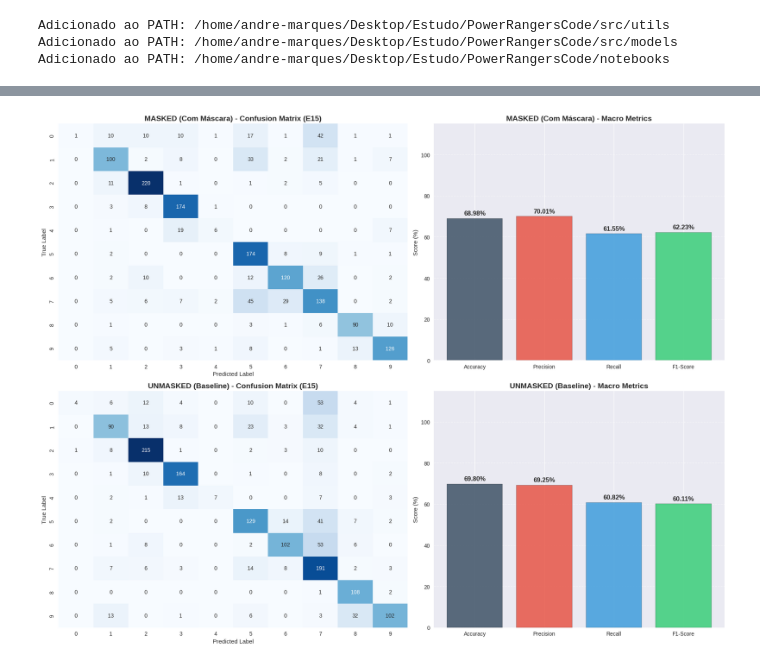
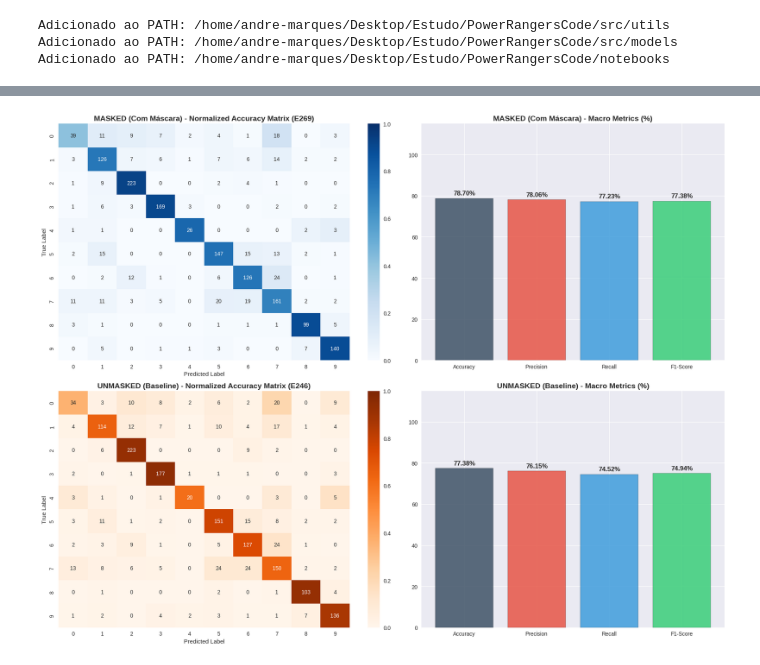
Before and after one commit to andrecostamarques/PowerRangersCode, a Jupyter notebook: notebooks/results/ValidationNotebookAnalysis - Reduction.ipynb, the cells around one changed output, grey strips where cells are left out. Saved outputs shown, nothing was run; the diff lists cells and outputs as text; code cells hidden in the pictures.

Commit message:
refactor of training_loop for reduction models, correction and some fixes for all the notebook analysis

```diff
--- a/notebooks/results/ValidationNotebookAnalysis - Reduction.ipynb
+++ b/notebooks/results/ValidationNotebookAnalysis - Reduction.ipynb
@@ -63,9 +63,8 @@ Adicionado ao PATH: /home/andre-marques/Desktop/Estudo/PowerRangersCode/notebook
 # %%
 # SETTING GLOBAL VARIABLES
 var_root_dir = "../../checkpoints/"
-var_global_checkpoint_masked = "galaxy10_resnet20_masked"
-var_global_checkpoint_unmasked = "galaxy10_resnet20_unmasked"
-var_global_epoch = 15
+var_global_checkpoint_masked = "galaxy10_lenet_masked"
+var_global_checkpoint_unmasked = "galaxy10_lenet_unmasked"
 
 # Setting the class helper
 utils = nu.NotebookUtils()
@@ -205,19 +238,24 @@ val_recall      |       63.96% |       61.89%
 # %%
-import matplotlib.pyplot as plt
-import seaborn as sns
-import numpy as np
-
-# --- CONFIGURAÇÕES DE ENTRADA ---
-# Certifique-se de que essas variáveis existam:
-# df_masked, df_unmasked, id_masked, id_unmasked, var_global_epoch
-
 # 1. Setup da Figura (2 linhas, 2 colunas)
 fig, axes = plt.subplots(2, 2, figsize=(18, 14), gridspec_kw={'width_ratios': [1.2, 1]})
 
-# Lista de processamento para facilitar o loop
 models_to_plot = [
-    {"name": "MASKED (Com Máscara)", "id": var_global_checkpoint_masked, "df": df_masked, "row": 0},
-    {"name": "UNMASKED (Baseline)", "id": var_global_checkpoint_unmasked, "df": df_unmasked, "row": 1}
+    {
+        "name": "MASKED (Com Máscara)",
+        "id": var_global_checkpoint_masked,
+        "df": df_masked,
+        "best_epoch": best_epoch_masked,
+        "row": 0,
+        "cmap": "Blues"
+    },
+    {
+        "name": "UNMASKED (Baseline)",
+        "id": var_global_checkpoint_unmasked,
+        "df": df_unmasked,
+        "best_epoch": best_epoch_unmasked,
+        "row": 1,
+        "cmap": "Oranges"
+    }
 ]
 
 metrics_names = ['Accuracy', 'Precision', 'Recall', 'F1-Score']
@@ -225,58 +263,61 @@ colors = ['#34495e', '#e74c3c', '#3498db', '#2ecc71']
 
 for item in models_to_plot:
     row = item["row"]
+    current_best_ep = item["best_epoch"]
 
     # --- A. Carregar Dados ---
-    checkpoint = utils.load_checkpoint(item["id"], var_global_epoch)
+    checkpoint = utils.load_checkpoint(item["id"], current_best_ep)
     if checkpoint is None:
-        print(f"⚠️ Checkpoint {item['id']} não encontrado para época {var_global_epoch}")
         continue
 
     cm = checkpoint['cm']
     df_current = item["df"]
 
-    # --- B. LEFT SIDE: Confusion Matrix ---
-    sns.heatmap(cm, annot=True, fmt='d', cmap='Blues', ax=axes[row, 0], cbar=False)
-    axes[row, 0].set_title(f'{item["name"]} - Confusion Matrix (E{var_global_epoch})', fontsize=14, fontweight='bold')
+    # --- B. LEFT SIDE: Confusion Matrix NORMALIZADA ---
+    # Normalizamos por linha (True Label) para que a cor represente a % de acerto da classe
+    # Adicionamos 1e-9 para evitar divisão por zero em classes vazias
+    cm_normalized = cm.astype('float') / (cm.sum(axis=1)[:, np.newaxis] + 1e-9)
+
+    # Plotamos o heatmap usando a matriz normalizada para as CORES,
+    # mas mantemos o 'cm' original (bruto) para as ANOTAÇÕES (números)
+    sns.heatmap(cm_normalized, annot=cm, fmt='d', cmap=item["cmap"],
+                ax=axes[row, 0], cbar=True, vmin=0, vmax=1)
+
+    axes[row, 0].set_title(f'{item["name"]} - Normalized Accuracy Matrix (E{current_best_ep})', fontsize=14, fontweight='bold')
     axes[row, 0].set_xlabel('Predicted Label')
     axes[row, 0].set_ylabel('True Label')
 
     # --- C. RIGHT SIDE: Metrics Bar Chart ---
-    # Usando a lógica de indexação que você forneceu (var_global_epoch + 1)
     try:
-        m_idx = var_global_epoch + 1
+        row_data = df_current[df_current['epoch'] == current_best_ep].iloc[0]
         metrics_values = [
-            df_current.at[m_idx, "val_accuracy"],
-            df_current.at[m_idx, "val_precision"],
-            df_current.at[m_idx, "val_recall"],
-            df_current.at[m_idx, "val_f1_score"]
+            row_data["val_accuracy"],
+            row_data["val_precision"],
+            row_data["val_recall"],
+            row_data["val_f1_score"]
         ]
     except Exception:
-        metrics_values = [0, 0, 0, 0] # Fallback caso o index falhe
+        metrics_values = [0, 0, 0, 0]
 
     bars = axes[row, 1].bar(metrics_names, metrics_values, color=colors, alpha=0.8, edgecolor='black')
+    axes[row, 1].set_ylim(0, 115)
+    axes[row, 1].set_title(f'{item["name"]} - Macro Metrics (%)', fontsize=14, fontweight='bold')
 
-    axes[row, 1].set_ylim(0, 115)
-    axes[row, 1].set_title(f'{item["name"]} - Macro Metrics', fontsize=14, fontweight='bold')
-    axes[row, 1].set_ylabel('Score (%)')
-    axes[row, 1].grid(axis='y', linestyle='--', alpha=0.6)
-
-    # Labels no topo das barras
     for bar in bars:
         height = bar.get_height()
         axes[row, 1].text(bar.get_x() + bar.get_width()/2., height + 1,
                     f'{height:.2f}%', ha='center', va='bottom', fontweight='bold', fontsize=12)
 
 plt.tight_layout()
 plt.show()
 
 # --- TABELA COMPARATIVA TEXTUAL ---
-print(f"\n{'MÉTRICA (E' + str(var_global_epoch) + ')':<20} | {'MASKED':<12} | {'UNMASKED':<12}")
-print("-" * 50)
+print(f"\n{'MÉTRICA COMPARATIVA':<20} | {'MASKED (E' + str(best_epoch_masked) + ')':<15} | {'UNMASKED (E' + str(best_epoch_unmasked) + ')':<15}")
+print("-" * 65)
 for m in ["val_accuracy", "val_precision", "val_recall", "val_f1_score"]:
-    v_m = df_masked.at[var_global_epoch + 1, m]
-    v_u = df_unmasked.at[var_global_epoch + 1, m]
+    v_m = df_masked[df_masked.epoch == best_epoch_masked][m].values[0]
+    v_u = df_unmasked[df_unmasked.epoch == best_epoch_unmasked][m].values[0]
     label = m.replace("val_", "").upper()
-    print(f"{label:<20} | {v_m:>10.2f}% | {v_u:>10.2f}%")
+    print(f"{label:<20} | {v_m:>14.2f}% | {v_u:>16.2f}%")
 # %% [output]
-[figure, old version]
+[figure, new version]
```
Also changed, not shown: parts of 5 cells of this notebook, 5 other files.
